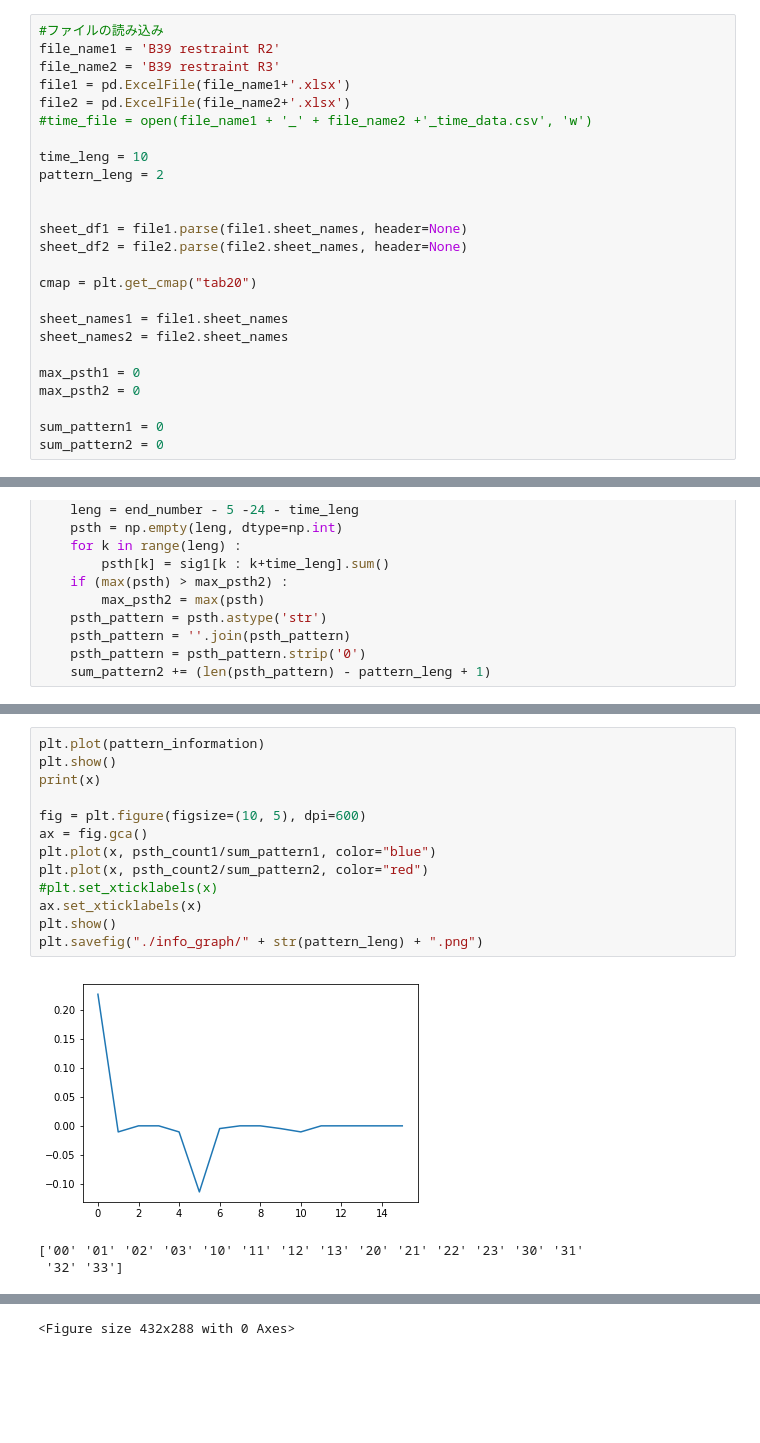
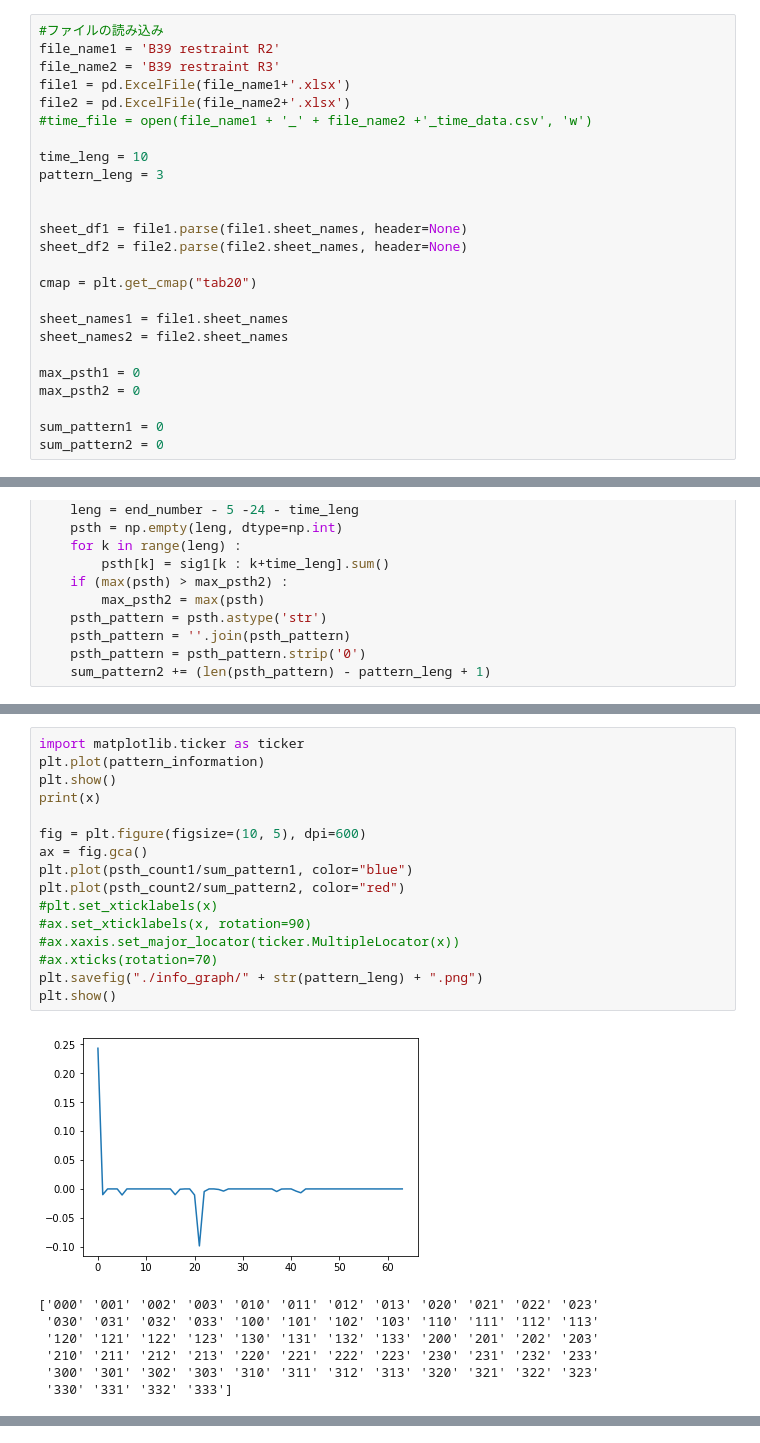
Before and after one commit to kitada4010/sbc, a Jupyter notebook: python/jupyter/Untitled17-Copy3.ipynb, the cells around one changed output, grey strips where cells are left out. Drawn from its saved outputs; the diff is of its cells as text; blank space fills up the shorter version.

```diff
--- a/python/jupyter/Untitled17-Copy3.ipynb
+++ b/python/jupyter/Untitled17-Copy3.ipynb
@@ -36,7 +36,7 @@ file2 = pd.ExcelFile(file_name2+'.xlsx')
 #time_file = open(file_name1 + '_' + file_name2 +'_time_data.csv', 'w')
 
 time_leng = 10
-pattern_leng = 2
+pattern_leng = 3
 
 
 sheet_df1 = file1.parse(file1.sheet_names, header=None)
@@ -192,17 +215,24 @@ print(sum(pattern_information))
 # %%
+import matplotlib.ticker as ticker
 plt.plot(pattern_information)
 plt.show()
 print(x)
 
 fig = plt.figure(figsize=(10, 5), dpi=600)
 ax = fig.gca()
-plt.plot(x, psth_count1/sum_pattern1, color="blue")
-plt.plot(x, psth_count2/sum_pattern2, color="red")
+plt.plot(psth_count1/sum_pattern1, color="blue")
+plt.plot(psth_count2/sum_pattern2, color="red")
 #plt.set_xticklabels(x)
-ax.set_xticklabels(x)
+#ax.set_xticklabels(x, rotation=90)
+#ax.xaxis.set_major_locator(ticker.MultipleLocator(x))
+#ax.xticks(rotation=70)
+plt.savefig("./info_graph/" + str(pattern_leng) + ".png")
 plt.show()
-plt.savefig("./info_graph/" + str(pattern_leng) + ".png")
 # %% [output]
-[figure, old version]
+[figure, new version]
-['00' '01' '02' '03' '10' '11' '12' '13' '20' '21' '22' '23' '30' '31'
- '32' '33']
+['000' '001' '002' '003' '010' '011' '012' '013' '020' '021' '022' '023'
+ '030' '031' '032' '033' '100' '101' '102' '103' '110' '111' '112' '113'
+ '120' '121' '122' '123' '130' '131' '132' '133' '200' '201' '202' '203'
+ '210' '211' '212' '213' '220' '221' '222' '223' '230' '231' '232' '233'
+ '300' '301' '302' '303' '310' '311' '312' '313' '320' '321' '322' '323'
+ '330' '331' '332' '333']
@@ -210 +239,0 @@ plt.savefig("./info_graph/" + str(pattern_leng) + ".png")
-<Figure size 432x288 with 0 Axes>
```
Also changed, not shown: parts of 5 cells of this notebook, 5 other files.
